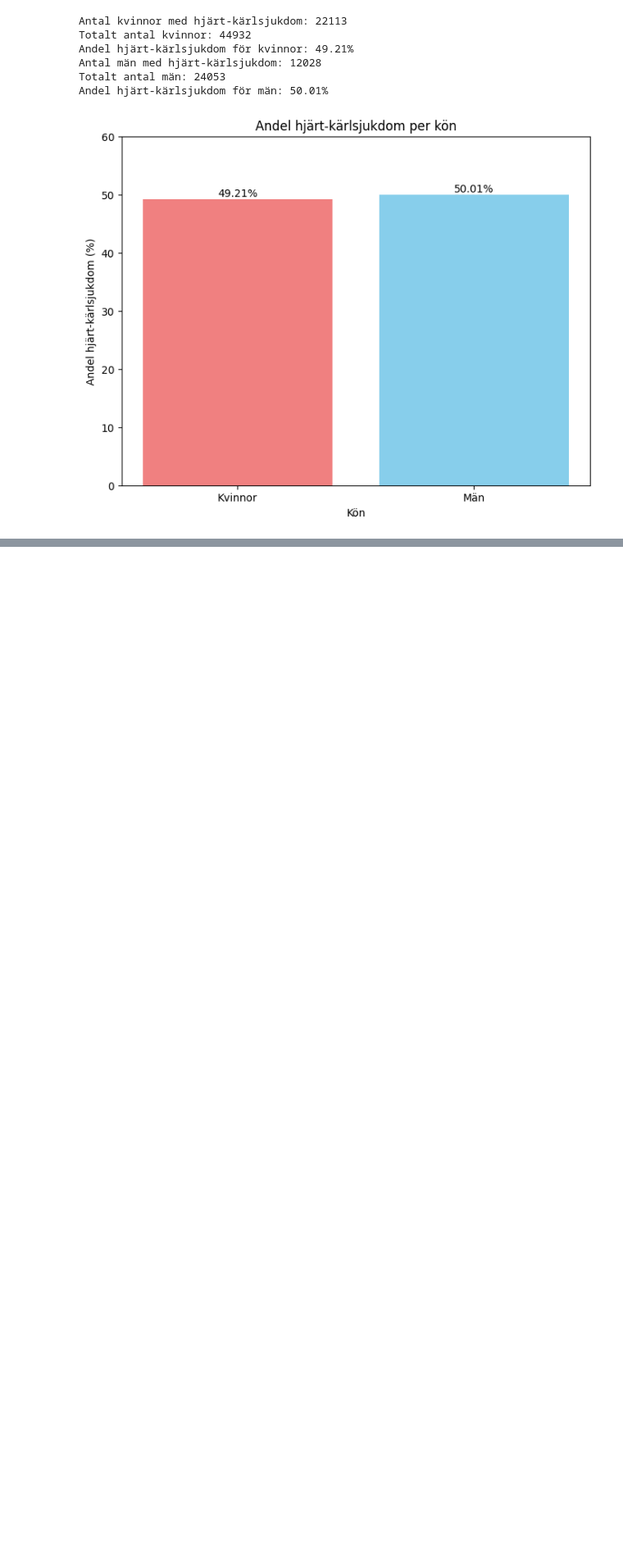
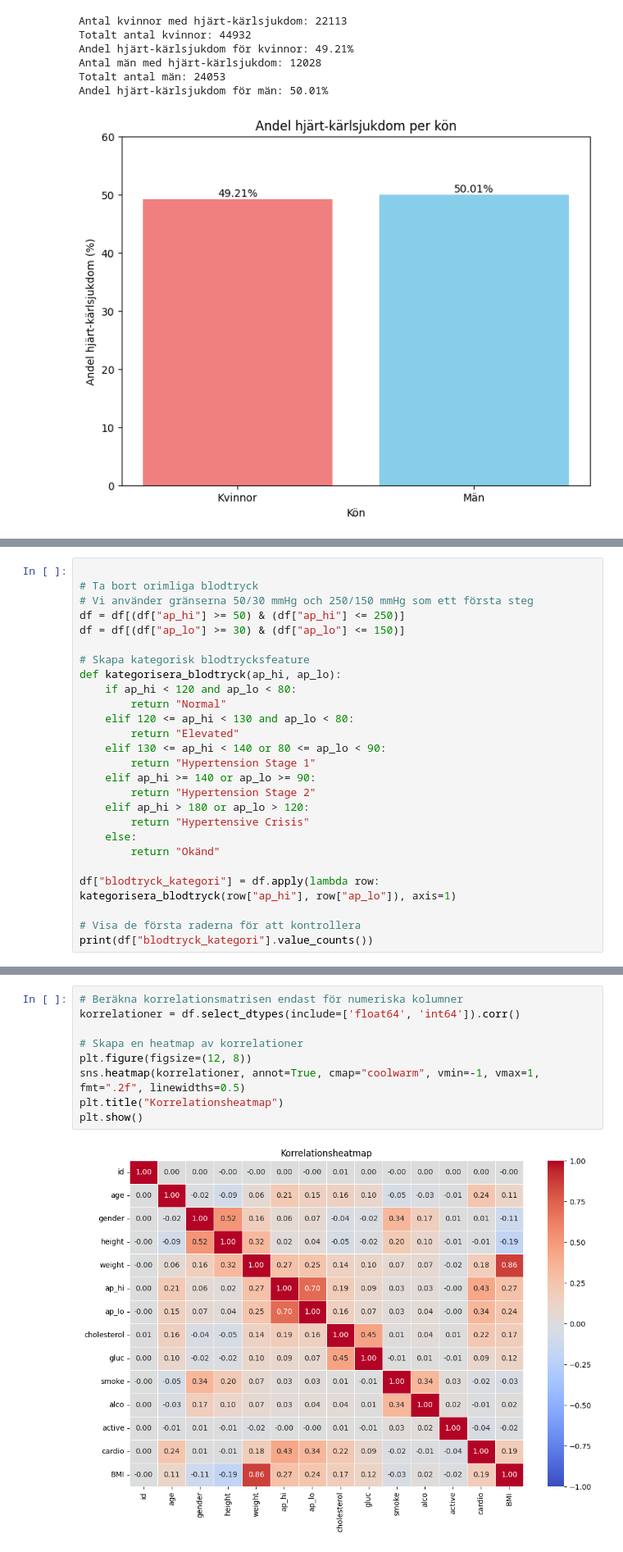
Before and after one commit to n00rp/Machine-Learning, a Jupyter notebook: Övningsuppgifter/Labb/labb01_Cardiovascular_Disease.ipynb, the cells around one changed output, grey strips where cells are left out. Shown at 82% size. Drawn from its saved outputs; the diff is of its cells as text; blank space fills up the shorter version.

```diff
--- a/Övningsuppgifter/Labb/labb01_Cardiovascular_Disease.ipynb
+++ b/Övningsuppgifter/Labb/labb01_Cardiovascular_Disease.ipynb
@@ -234,0 +324,26 @@ Andel hjärt-kärlsjukdom för män: 50.01%
+# %%
+
+# Ta bort orimliga blodtryck
+# Vi använder gränserna 50/30 mmHg och 250/150 mmHg som ett första steg
+df = df[(df["ap_hi"] >= 50) & (df["ap_hi"] <= 250)]
+df = df[(df["ap_lo"] >= 30) & (df["ap_lo"] <= 150)]
+
+# Skapa kategorisk blodtrycksfeature
+def kategorisera_blodtryck(ap_hi, ap_lo):
+    if ap_hi < 120 and ap_lo < 80:
+        return "Normal"
+    elif 120 <= ap_hi < 130 and ap_lo < 80:
+        return "Elevated"
+    elif 130 <= ap_hi < 140 or 80 <= ap_lo < 90:
+        return "Hypertension Stage 1"
+    elif ap_hi >= 140 or ap_lo >= 90:
+        return "Hypertension Stage 2"
+    elif ap_hi > 180 or ap_lo > 120:
+        return "Hypertensive Crisis"
+    else:
+        return "Okänd"
+
+df["blodtryck_kategori"] = df.apply(lambda row: kategorisera_blodtryck(row["ap_hi"], row["ap_lo"]), axis=1)
+
+# Visa de första raderna för att kontrollera
+print(df["blodtryck_kategori"].value_counts())
@@ -234,0 +433,11 @@ Andel hjärt-kärlsjukdom för män: 50.01%
+# %%
+# Beräkna korrelationsmatrisen endast för numeriska kolumner
+korrelationer = df.select_dtypes(include=['float64', 'int64']).corr()
+
+# Skapa en heatmap av korrelationer
+plt.figure(figsize=(12, 8))
+sns.heatmap(korrelationer, annot=True, cmap="coolwarm", vmin=-1, vmax=1, fmt=".2f", linewidths=0.5)
+plt.title("Korrelationsheatmap")
+plt.show()
+# %% [output]
+[figure, added]
```
Also changed, not shown: parts of 17 cells of this notebook, 1 other file.
